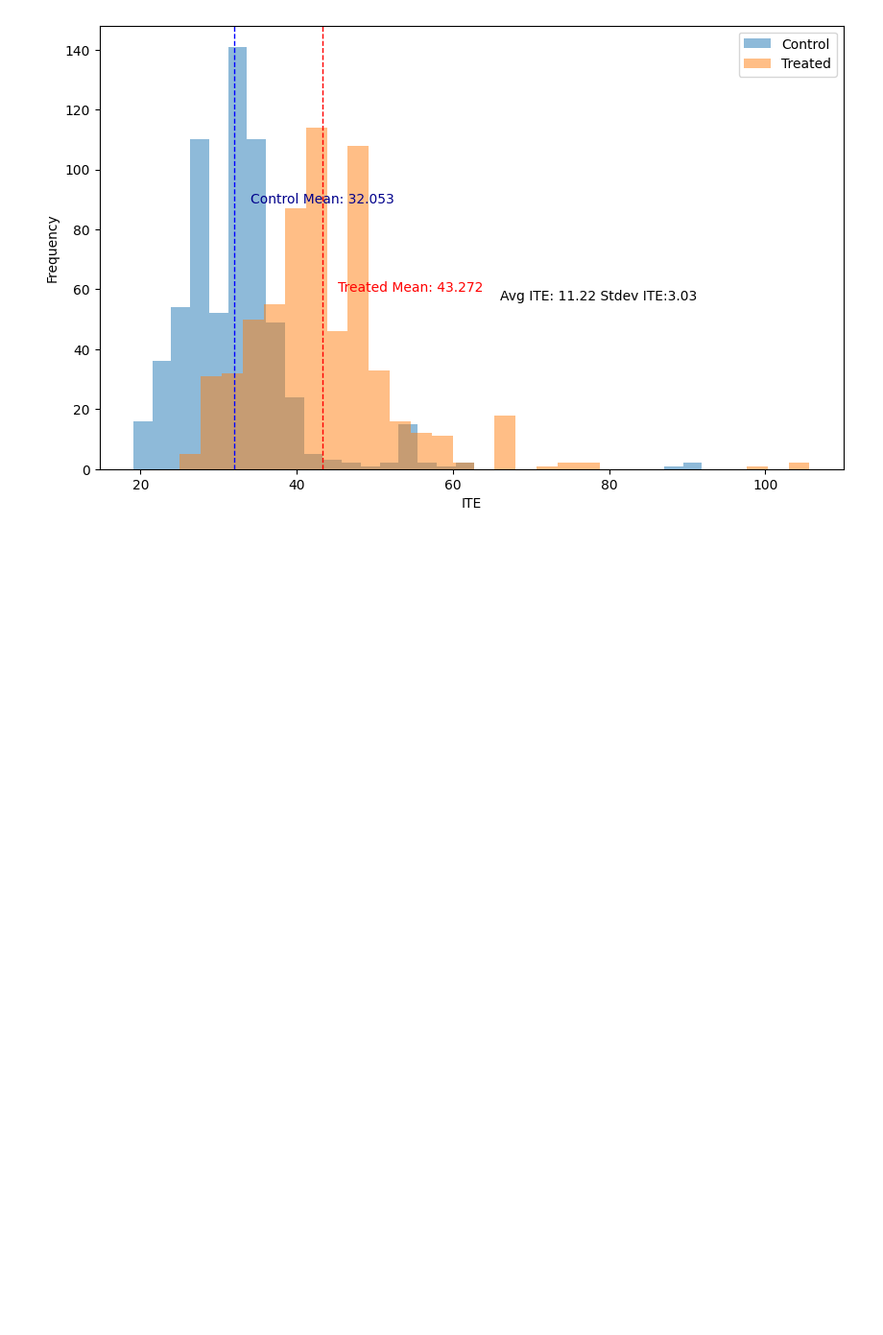
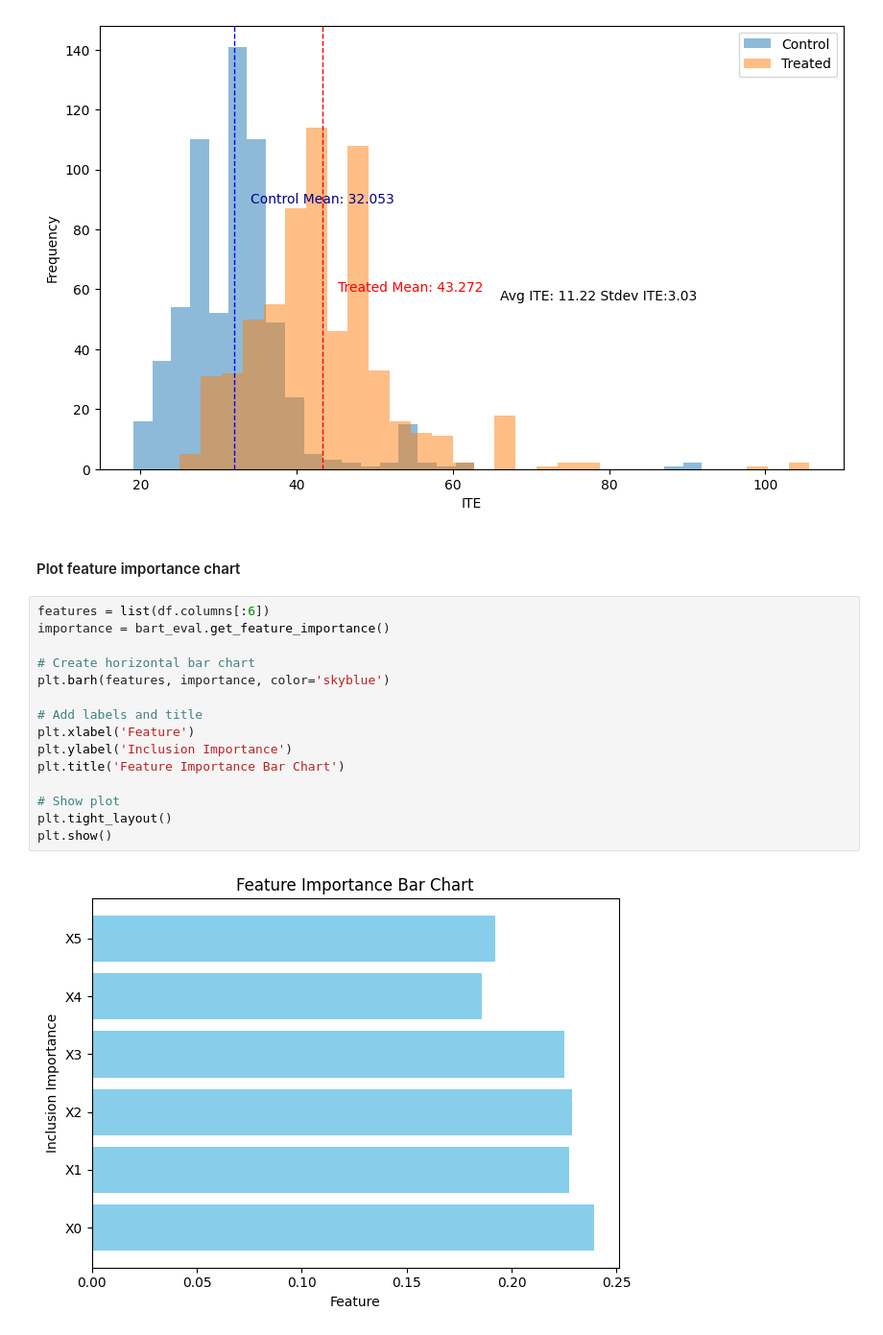
Before and after one commit to yanmluk/bartCausePy, a Jupyter notebook: example.ipynb, the cells around one changed output. Shown at 96% size. Drawn from its saved outputs; the diff is of its cells as text; blank space fills up the shorter version.

Commit message:
add feature importance

```diff
--- a/example.ipynb
+++ b/example.ipynb
@@ -81,3 +84,22 @@ plt.legend()
 plt.show()
 # %% [output]
 [figure]
+# %% [markdown]
+#### Plot feature importance chart
+# %%
+features = list(df.columns[:6])
+importance = bart_eval.get_feature_importance()
+
+# Create horizontal bar chart
+plt.barh(features, importance, color='skyblue')
+
+# Add labels and title
+plt.xlabel('Feature')
+plt.ylabel('Inclusion Importance')
+plt.title('Feature Importance Bar Chart')
+
+# Show plot
+plt.tight_layout()
+plt.show()
+# %% [output]
+[figure, added]
```
Also changed, not shown: parts of 1 cell of this notebook, 1 other file.
